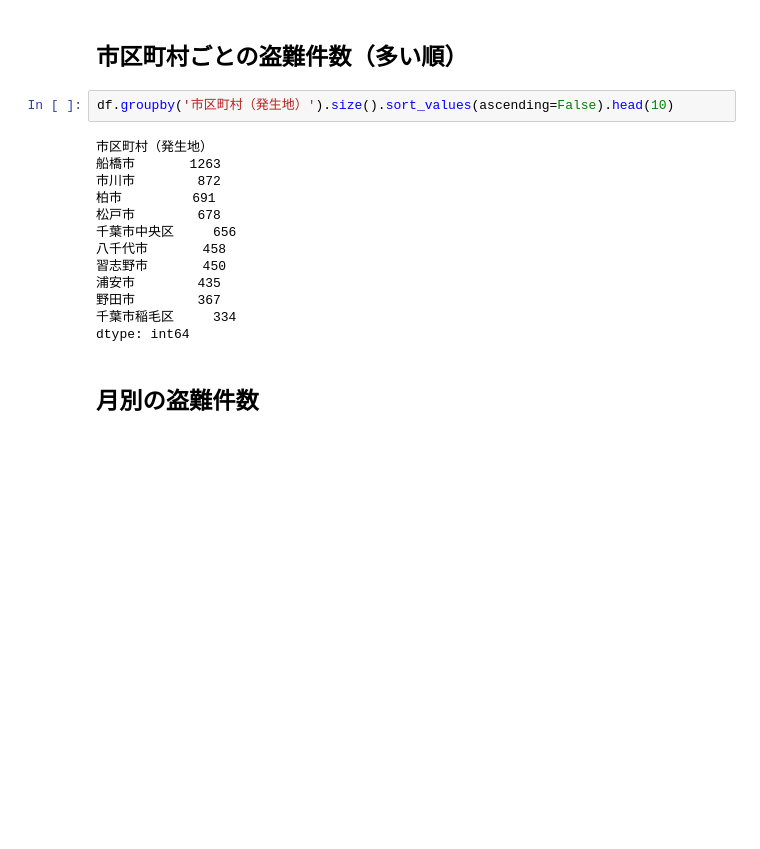
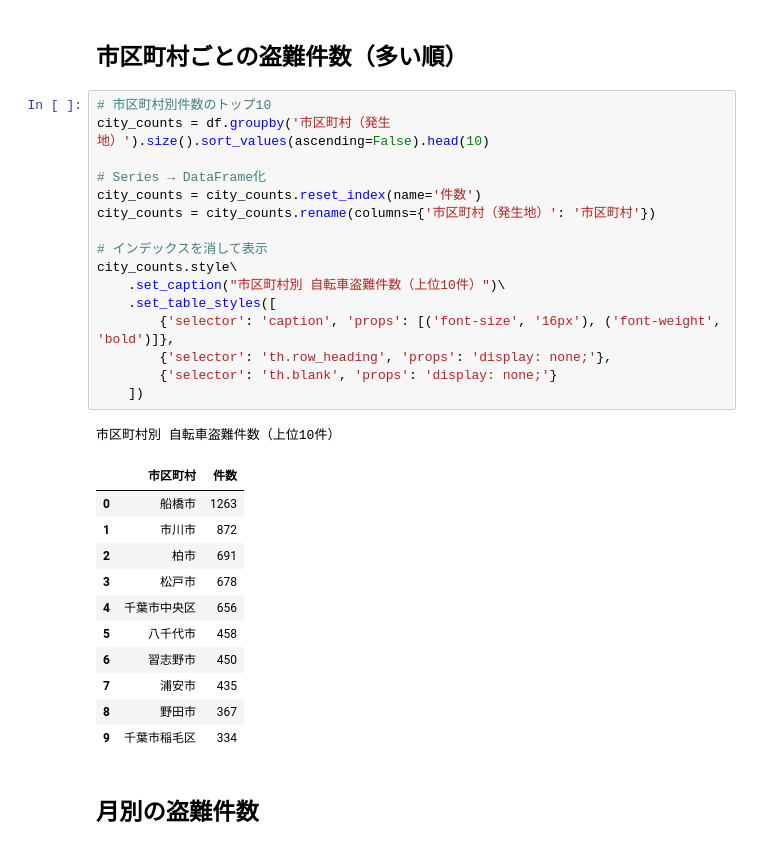
Before and after one commit to a250857y-code/me, a Jupyter notebook: week8/jitensha.ipynb, the cells around one changed output. Cells and saved outputs as stored; diff of their text form; blank space fills up the shorter version.

```diff
--- a/week8/jitensha.ipynb
+++ b/week8/jitensha.ipynb
@@ -68,20 +68,34 @@ dtype: int64
 # %% [markdown]
 ## 市区町村ごとの盗難件数（多い順）
 # %%
-df.groupby('市区町村（発生地）').size().sort_values(ascending=False).head(10)
+# 市区町村別件数のトップ10
+city_counts = df.groupby('市区町村（発生地）').size().sort_values(ascending=False).head(10)
+
+# Series → DataFrame化
+city_counts = city_counts.reset_index(name='件数')
+city_counts = city_counts.rename(columns={'市区町村（発生地）': '市区町村'})
+
+# インデックスを消して表示
+city_counts.style\
+    .set_caption("市区町村別 自転車盗難件数（上位10件）")\
+    .set_table_styles([
+        {'selector': 'caption', 'props': [('font-size', '16px'), ('font-weight', 'bold')]},
+        {'selector': 'th.row_heading', 'props': 'display: none;'},
+        {'selector': 'th.blank', 'props': 'display: none;'}
+    ])
 # %% [output]
-市区町村（発生地）
-船橋市       1263
-市川市        872
-柏市         691
-松戸市        678
-千葉市中央区     656
-八千代市       458
-習志野市       450
-浦安市        435
-野田市        367
-千葉市稲毛区     334
-dtype: int64
+市区町村別 自転車盗難件数（上位10件）
+|  | 市区町村 | 件数 |
+| 0 | 船橋市 | 1263 |
+| 1 | 市川市 | 872 |
+| 2 | 柏市 | 691 |
+| 3 | 松戸市 | 678 |
+| 4 | 千葉市中央区 | 656 |
+| 5 | 八千代市 | 458 |
+| 6 | 習志野市 | 450 |
+| 7 | 浦安市 | 435 |
+| 8 | 野田市 | 367 |
+| 9 | 千葉市稲毛区 | 334 |
 # %% [markdown]
 ## 月別の盗難件数
 # %%
```
Also changed, not shown: parts of 4 cells of this notebook.
